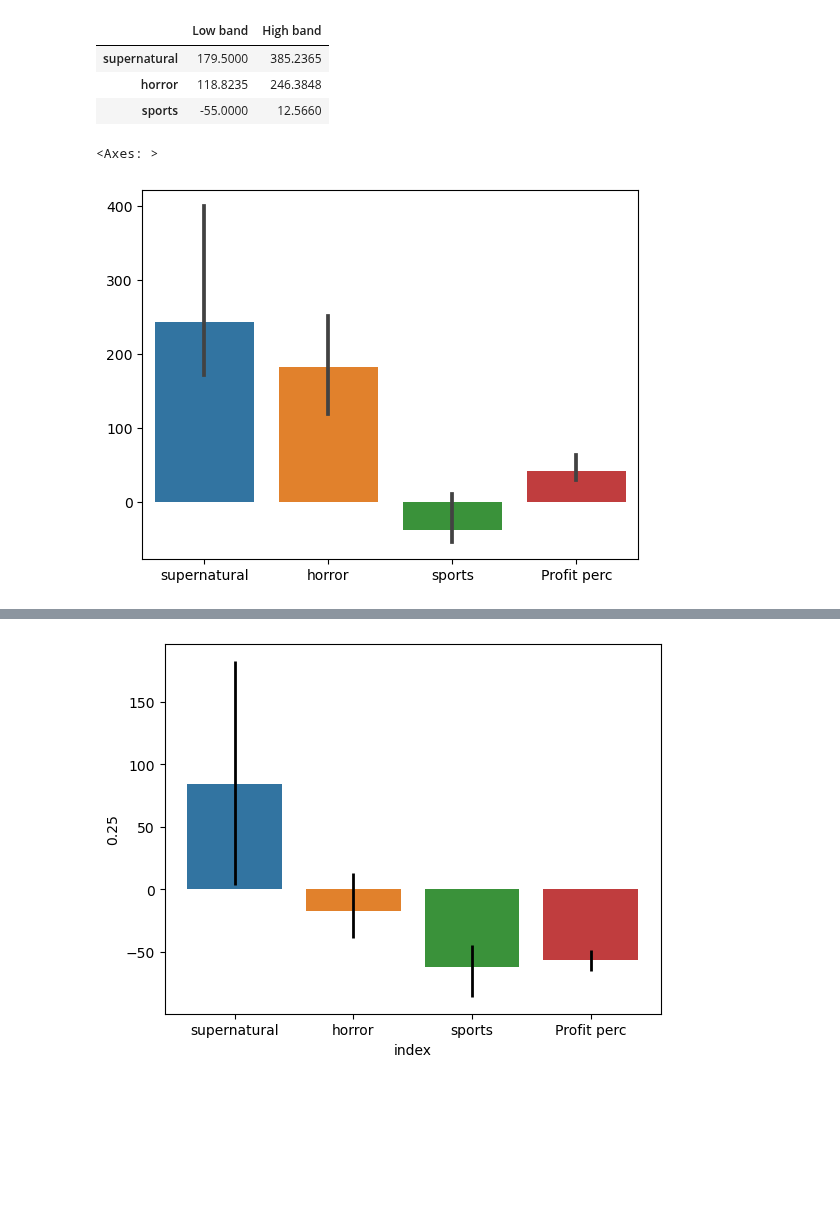
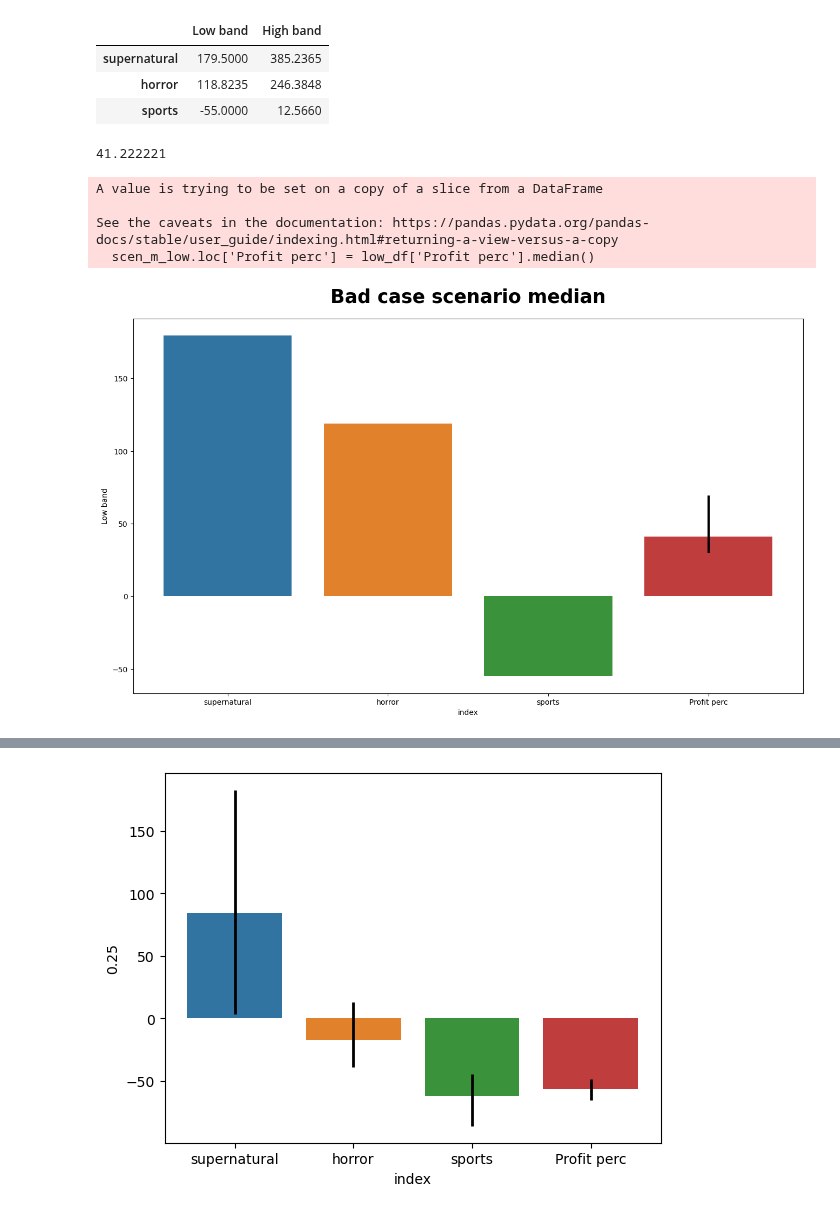
Before and after one commit to S3tuit/jup_lab, a Jupyter notebook: movies_analysis.ipynb, the cells around one changed output, grey strips where cells are left out. Saved outputs shown, nothing was run; the diff lists cells and outputs as text; code cells hidden in the pictures; blank space fills up the shorter version.

```diff
--- a/movies_analysis.ipynb
+++ b/movies_analysis.ipynb
@@ -197,9 +297,36 @@ conf_df[(mask1 | mask2)]
 | supernatural | 179.5000 | 385.2365 |
 | horror | 118.8235 | 246.3848 |
 | sports | -55.0000 | 12.5660 |
-# %%
-sns.barplot(data=low_df_profit_perc[low_genres_trust + ['Profit perc']], estimator='median',
-            errorbar='ci')
-# %% [output]
-<Axes: >
-[figure, removed]
+# %%
+low_df['Profit perc'].median()
+# %% [output]
+41.222221
+# %%
+# I have to create another dataframe where Profit perc is just the median
+# while the other genres have low band and high band. So it's easier to plot.
+
+scen_m_low = conf_df[(mask1 | mask2)]
+scen_m_low.loc['Profit perc'] = low_df['Profit perc'].median()
+# %% [output]
+A value is trying to be set on a copy of a slice from a DataFrame
+
+See the caveats in the documentation: https://pandas.pydata.org/pandas-docs/stable/user_guide/indexing.html#returning-a-view-versus-a-copy
+  scen_m_low.loc['Profit perc'] = low_df['Profit perc'].median()
+# %%
+fig, ax = plt.subplots(figsize=(16,9))
+
+data2 = scen_m_low['Low band'].to_frame().reset_index()
+
+sns.barplot(data=data2, x='index', y='Low band')
+
+ax.vlines(x=3,
+          ymin=conf_df.loc['Profit perc', 'Low band'],
+          ymax=conf_df.loc['Profit perc', 'High band'],
+          linewidth=3, color='black')
+
+ax.set_title('Bad case scenario median',
+             fontsize=25, pad=21, fontweight='bold')
+
+plt.show()
+# %% [output]
+[figure, added]
```
Also changed, not shown: parts of 37 cells of this notebook.
